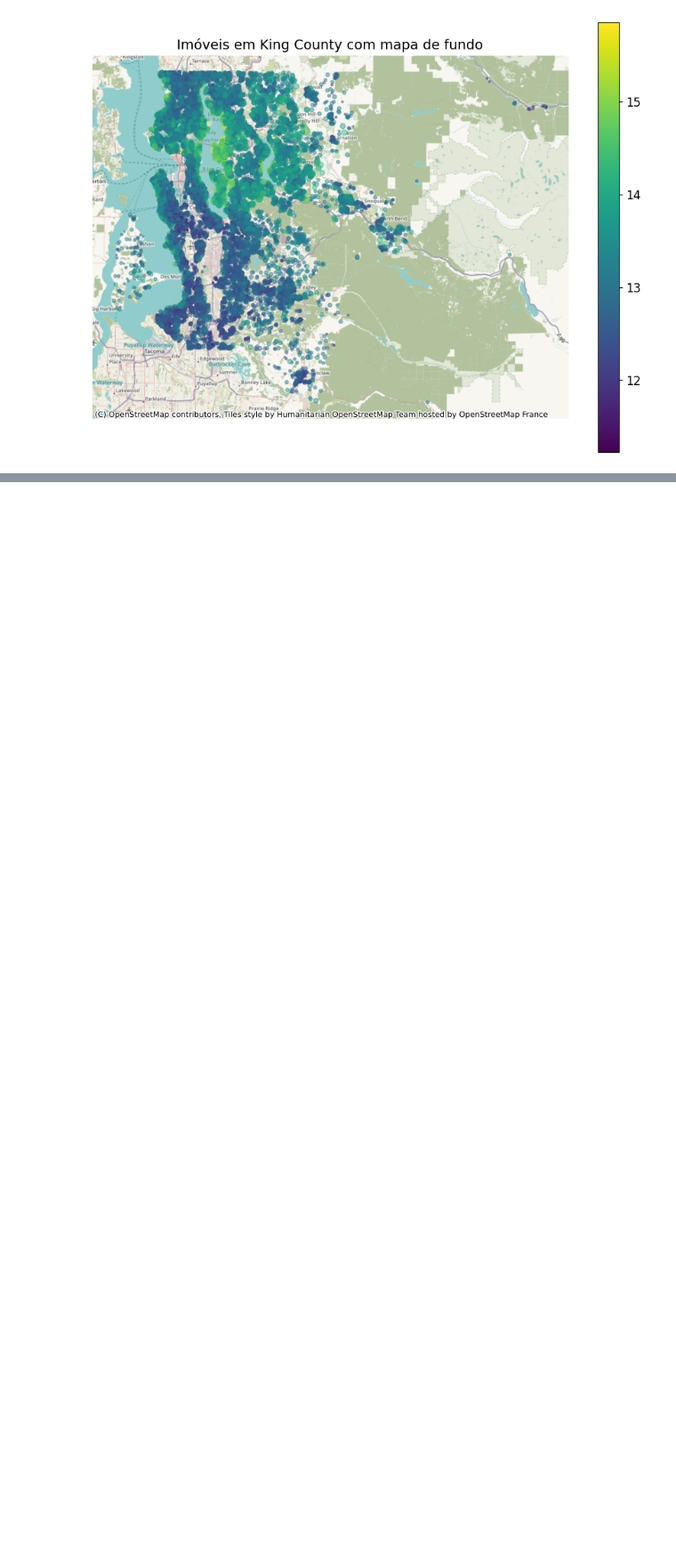
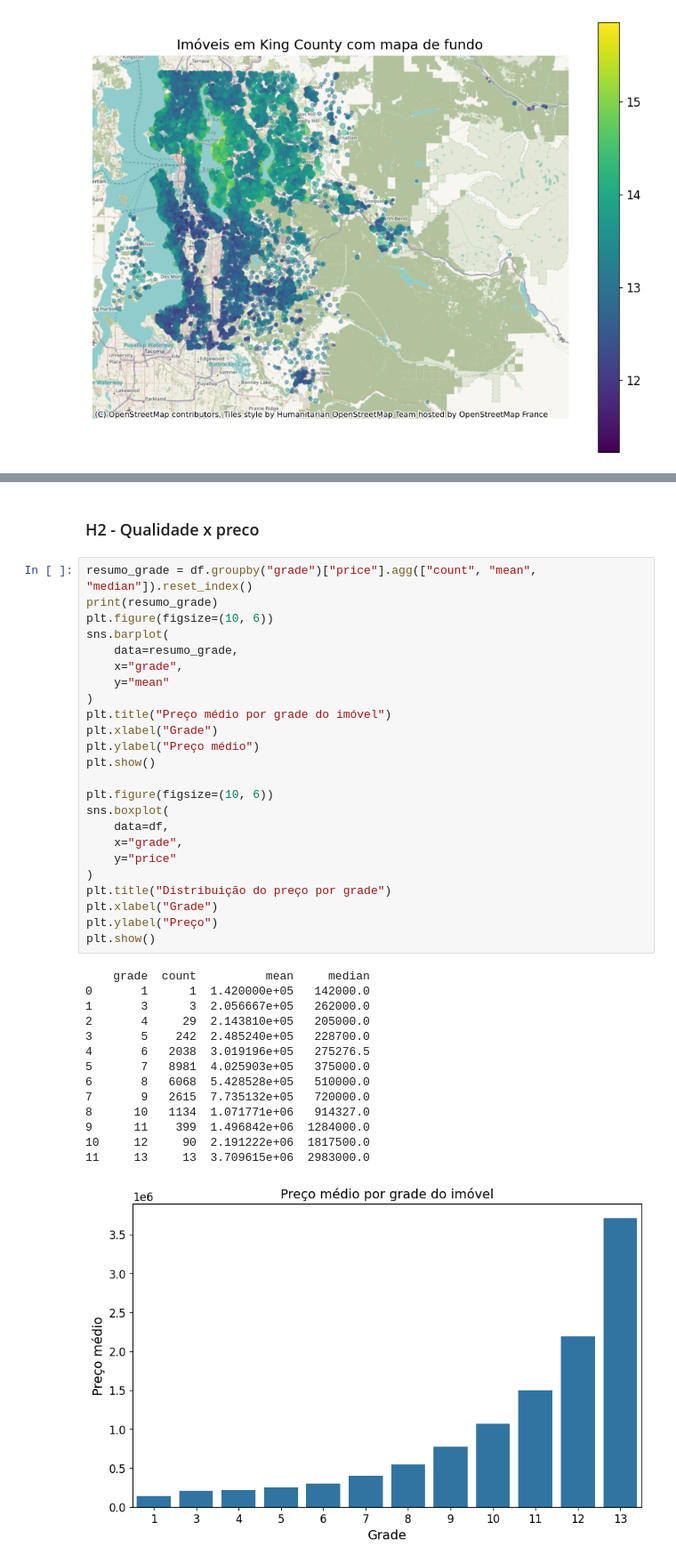
Before and after one commit to alvarosamp/C111-AnaliseDeDados, a Jupyter notebook: Trabalho/codigo.ipynb, the cells around one changed output, grey strips where cells are left out. Shown at 89% size. Cells and saved outputs as stored; diff of their text form; blank space fills up the shorter version.

```diff
--- a/Trabalho/codigo.ipynb
+++ b/Trabalho/codigo.ipynb
@@ -304,0 +352,41 @@ plt.show()
+# %% [markdown]
+### H2 - Qualidade x preco
+# %%
+resumo_grade = df.groupby("grade")["price"].agg(["count", "mean", "median"]).reset_index()
+print(resumo_grade)
+plt.figure(figsize=(10, 6))
+sns.barplot(
+    data=resumo_grade,
+    x="grade",
+    y="mean"
+)
+plt.title("Preço médio por grade do imóvel")
+plt.xlabel("Grade")
+plt.ylabel("Preço médio")
+plt.show()
+
+plt.figure(figsize=(10, 6))
+sns.boxplot(
+    data=df,
+    x="grade",
+    y="price"
+)
+plt.title("Distribuição do preço por grade")
+plt.xlabel("Grade")
+plt.ylabel("Preço")
+plt.show()
+# %% [output]
+    grade  count          mean     median
+0       1      1  1.420000e+05   142000.0
+1       3      3  2.056667e+05   262000.0
+2       4     29  2.143810e+05   205000.0
+3       5    242  2.485240e+05   228700.0
+4       6   2038  3.019196e+05   275276.5
+5       7   8981  4.025903e+05   375000.0
+6       8   6068  5.428528e+05   510000.0
+7       9   2615  7.735132e+05   720000.0
+8      10   1134  1.071771e+06   914327.0
+9      11    399  1.496842e+06  1284000.0
+10     12     90  2.191222e+06  1817500.0
+11     13     13  3.709615e+06  2983000.0
+[figure, added]
```
Also changed, not shown: parts of 44 cells of this notebook, 4 other files.
